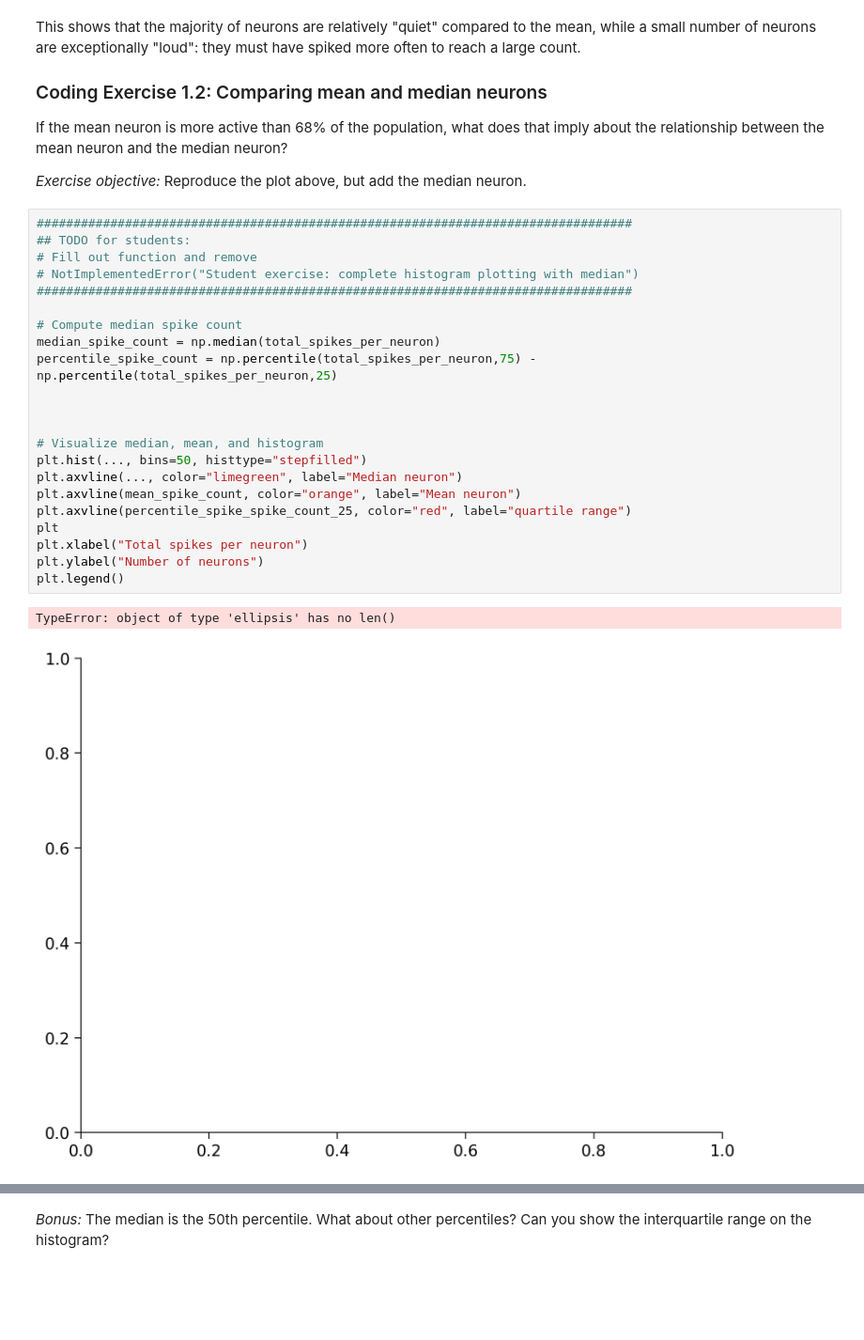
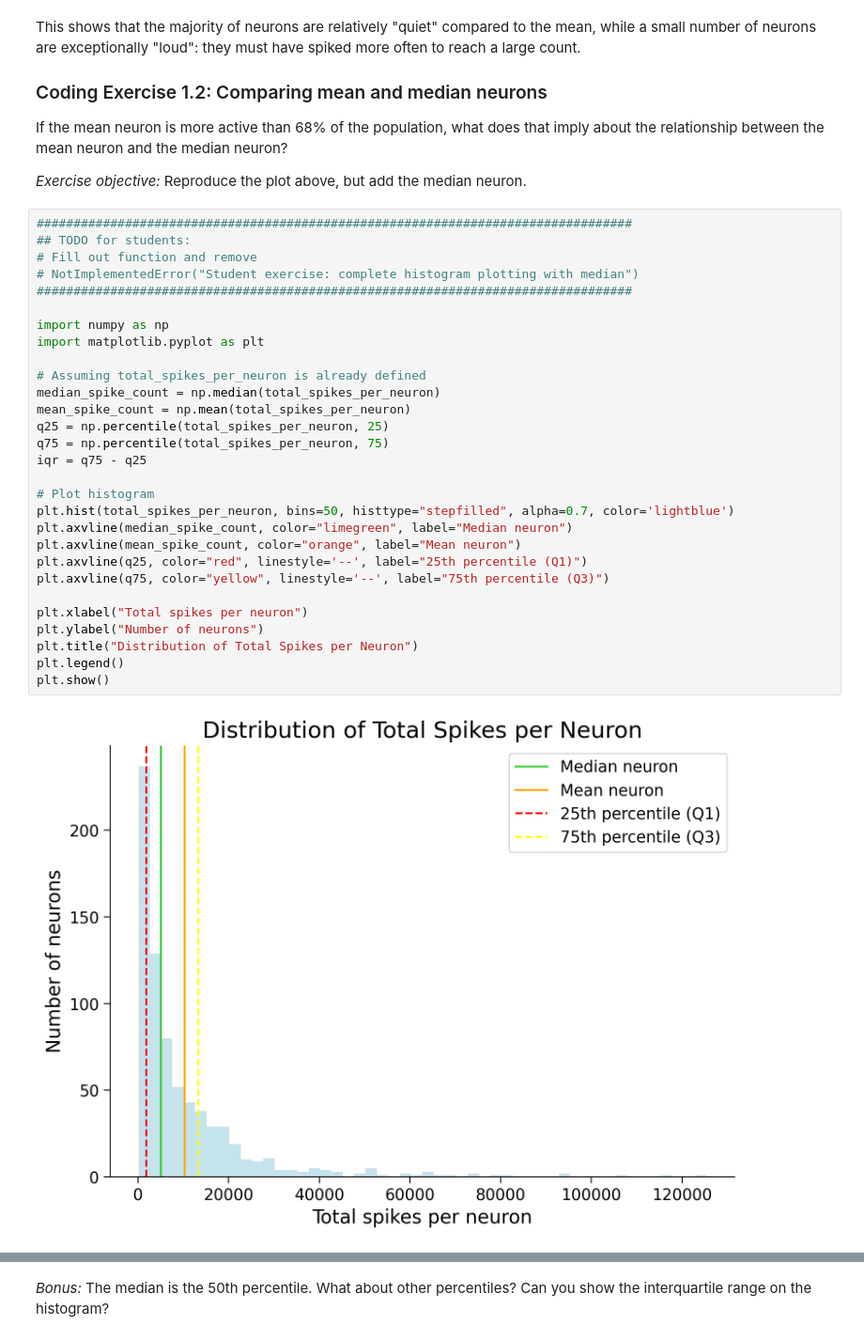
Before and after one commit to Roshitha45/mingw-w64.github.io, a Jupyter notebook: tutorials/W1D1_ModelTypes/student/W1D1_Tutorial1.ipynb, the cells around one changed output, grey strips where cells are left out. Shown at 94% size. Cells and saved outputs as stored; diff of their text form; blank space fills up the shorter version.

```diff
--- a/tutorials/W1D1_ModelTypes/student/W1D1_Tutorial1.ipynb
+++ b/tutorials/W1D1_ModelTypes/student/W1D1_Tutorial1.ipynb
@@ -380,28 +380,34 @@ If the mean neuron is more active than 68% of the population, what does that imp
 # %%
 #################################################################################
 ## TODO for students:
 # Fill out function and remove
 # NotImplementedError("Student exercise: complete histogram plotting with median")
 #################################################################################
 
-# Compute median spike count
+import numpy as np
+import matplotlib.pyplot as plt
+
+# Assuming total_spikes_per_neuron is already defined
 median_spike_count = np.median(total_spikes_per_neuron)
-percentile_spike_count = np.percentile(total_spikes_per_neuron,75) - np.percentile(total_spikes_per_neuron,25)
+mean_spike_count = np.mean(total_spikes_per_neuron)
+q25 = np.percentile(total_spikes_per_neuron, 25)
+q75 = np.percentile(total_spikes_per_neuron, 75)
+iqr = q75 - q25
 
+# Plot histogram
+plt.hist(total_spikes_per_neuron, bins=50, histtype="stepfilled", alpha=0.7, color='lightblue')
+plt.axvline(median_spike_count, color="limegreen", label="Median neuron")
+plt.axvline(mean_spike_count, color="orange", label="Mean neuron")
+plt.axvline(q25, color="red", linestyle='--', label="25th percentile (Q1)")
+plt.axvline(q75, color="yellow", linestyle='--', label="75th percentile (Q3)")
 
-
-# Visualize median, mean, and histogram
-plt.hist(..., bins=50, histtype="stepfilled")
-plt.axvline(..., color="limegreen", label="Median neuron")
-plt.axvline(mean_spike_count, color="orange", label="Mean neuron")
-plt.axvline(percentile_spike_spike_count_25, color="red", label="quartile range")
-plt
 plt.xlabel("Total spikes per neuron")
 plt.ylabel("Number of neurons")
+plt.title("Distribution of Total Spikes per Neuron")
 plt.legend()
+plt.show()
 # %% [output]
-TypeError: object of type 'ellipsis' has no len()
-[figure, old version]
+[figure, new version]
 # %% [markdown]
 [*Click for solution*](https://github.com/NeuromatchAcademy/course-content/tree/main/tutorials/W1D1_ModelTypes/solutions/W1D1_Tutorial1_Solution_9af91fe0.py)
 
```
